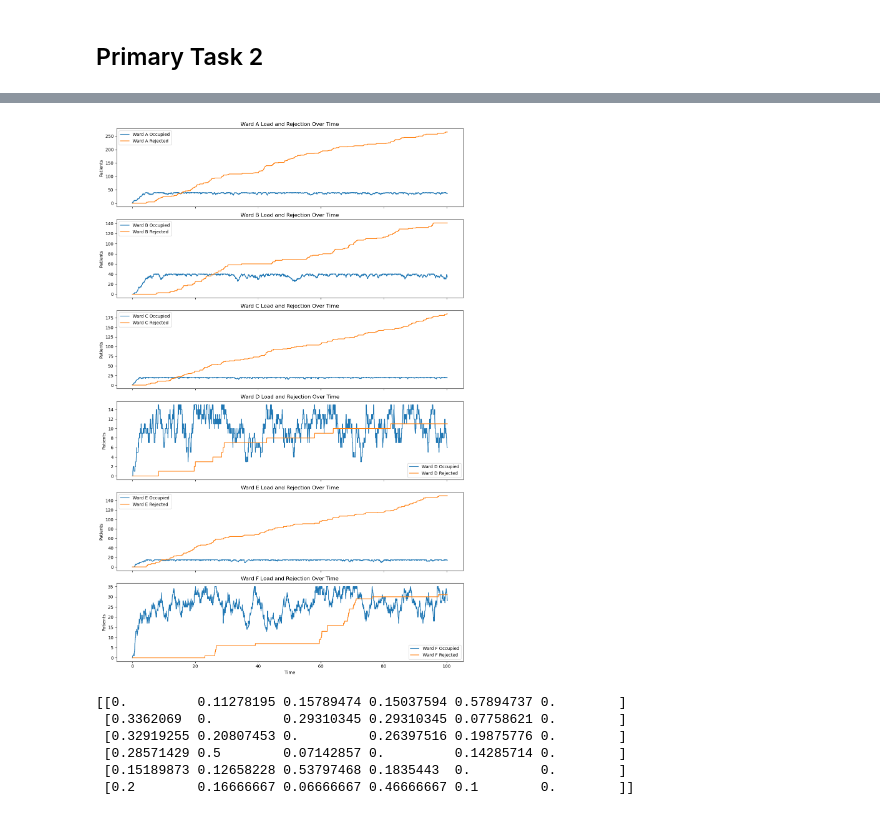
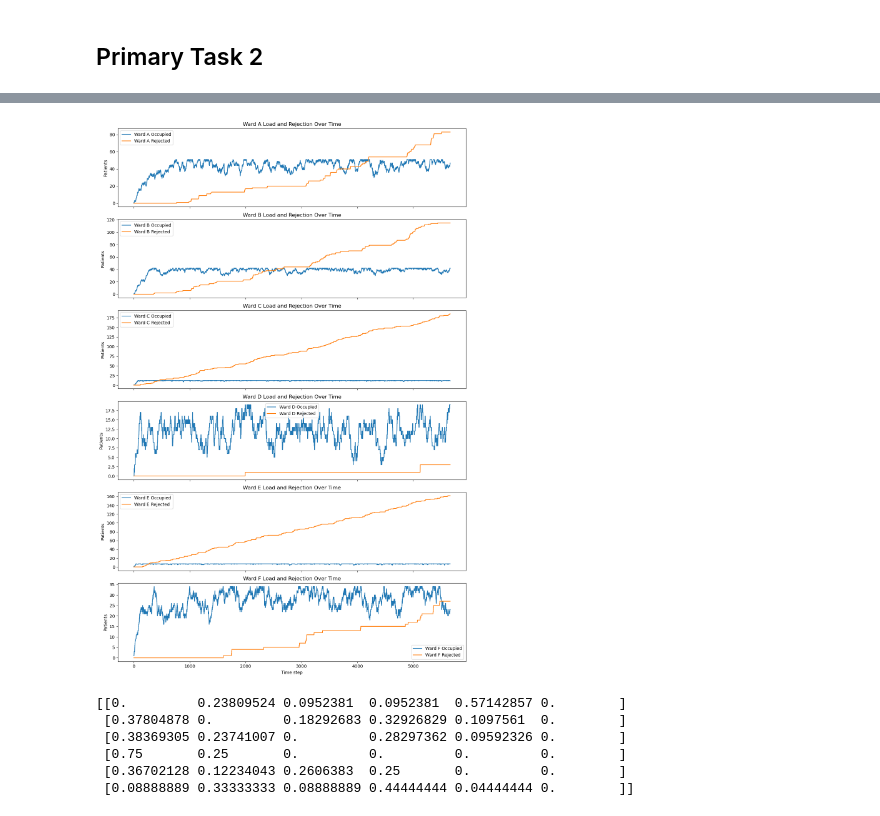
Before and after one commit to Samueled29/Stochatic_Simulation_Projects, a Jupyter notebook: Project_2/task1_Luigi.ipynb, the cells around one changed output, grey strips where cells are left out. Drawn from its saved outputs; the diff is of its cells as text; code cells hidden in the pictures.

```diff
--- a/Project_2/task1_Luigi.ipynb
+++ b/Project_2/task1_Luigi.ipynb
@@ -249,2 +286,0 @@ Total bed capacities: 165
-# %%
-occ_bed_hist, rej_hist, time_hist, leaves, reloc_matrix, mix_time_arrival = simulate(P, lambdas, mean_length_of_stay, bed_capacities, days_simulation)
@@ -316,0 +328,3 @@ plt.show()
+# %%
+def cooling_scheme(k):
+    return 1 / np.sqrt(1 + k)
@@ -316,0 +395,31 @@ plt.show()
+# %%
+n = P.shape[0]
+
+initial_combination = generate_integer_list_with_fixed_sum_and_last(n, total_bed, 34)
+
+#initial_combination = [54, 53, 1, 18, 5, 34]
+
+print("Initial bed allocation:", initial_combination)
+print("Total bed capacities:", sum(initial_combination))
+
+best_combination, best_cost, cost, best_occ_bed_hist, best_rej_hist, best_reloc_matrix = simulated_annealing(
+    initial_combination,
+    simulate,
+    P, lambdas, mean_length_of_stay,
+    urgency_point,
+    days_simulation = 100,
+    n_iterations = 100,
+    epsilon = 11
+)
+
+print("Best bed allocation found:", best_combination)
+print("Best cost achieved:", best_cost)
+
+plt.figure(figsize=(10, 5))
+plt.plot(cost, label="Cost")
+plt.xlabel("Iteration")
+plt.ylabel("Cost")
+plt.title("Simulated Annealing Cost Over Iterations")
+plt.legend()
+plt.tight_layout()
+plt.show()
@@ -317,25 +468,25 @@ plt.show()
 # %%
 fig, axes = plt.subplots(6, 1, figsize=(12, 18), sharex=True)
 ward_names = ['A', 'B', 'C', 'D', 'E', 'F']
 
 for idx in range(6):
-    axes[idx].plot(time_hist, occ_bed_hist[:, idx], label=f'Ward {ward_names[idx]} Occupied')
-    axes[idx].plot(time_hist, rej_hist[:, idx], label=f'Ward {ward_names[idx]} Rejected')
+    axes[idx].plot(best_occ_bed_hist[:, idx], label=f'Ward {ward_names[idx]} Occupied')
+    axes[idx].plot(best_rej_hist[:, idx], label=f'Ward {ward_names[idx]} Rejected')
     axes[idx].set_ylabel("Patients")
     axes[idx].set_title(f"Ward {ward_names[idx]} Load and Rejection Over Time")
     axes[idx].legend()
 
-axes[-1].set_xlabel("Time")
+axes[-1].set_xlabel("Time step")
 plt.tight_layout()
 plt.show()
 # %% [output]
-[figure, old version]
+[figure, new version]
 # %%
-print(compute_empirical_transition(reloc_matrix))
+print(compute_empirical_transition(best_reloc_matrix))
 # %% [output]
-[[0.         0.11278195 0.15789474 0.15037594 0.57894737 0.        ]
- [0.3362069  0.         0.29310345 0.29310345 0.07758621 0.        ]
- [0.32919255 0.20807453 0.         0.26397516 0.19875776 0.        ]
- [0.28571429 0.5        0.07142857 0.         0.14285714 0.        ]
- [0.15189873 0.12658228 0.53797468 0.1835443  0.         0.        ]
- [0.2        0.16666667 0.06666667 0.46666667 0.1        0.        ]]
+[[0.         0.23809524 0.0952381  0.0952381  0.57142857 0.        ]
+ [0.37804878 0.         0.18292683 0.32926829 0.1097561  0.        ]
+ [0.38369305 0.23741007 0.         0.28297362 0.09592326 0.        ]
+ [0.75       0.25       0.         0.         0.         0.        ]
+ [0.36702128 0.12234043 0.2606383  0.25       0.         0.        ]
+ [0.08888889 0.33333333 0.08888889 0.44444444 0.04444444 0.        ]]
```
Also changed, not shown: parts of 22 cells of this notebook.
